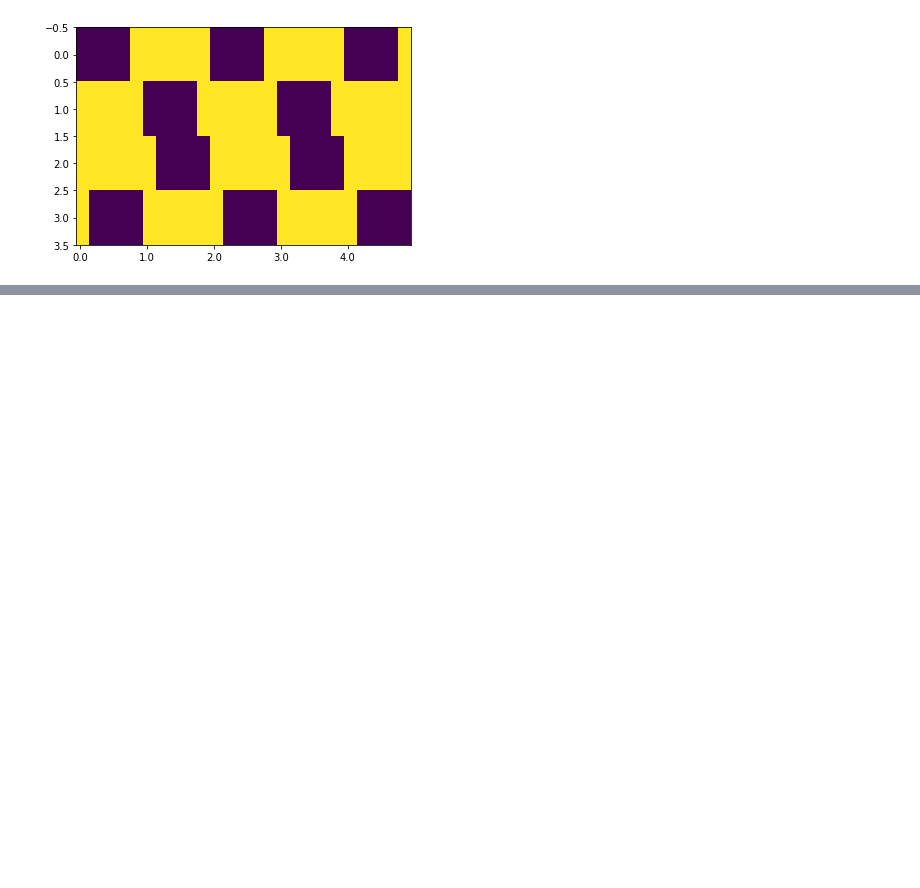
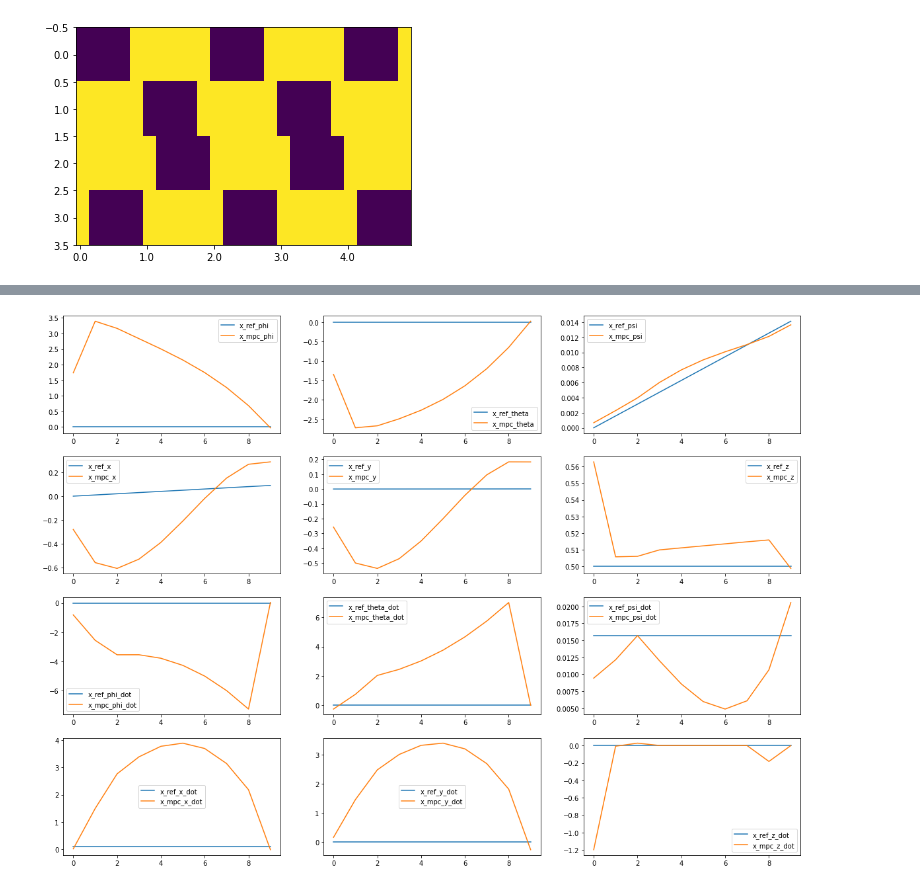
Before and after one commit to JChunX/gait-trans, a Jupyter notebook: gait_trans/playground.ipynb, the cells around one changed output, grey strips where cells are left out. Drawn from its saved outputs; the diff is of its cells as text; code cells hidden in the pictures; blank space fills up the shorter version.

```diff
--- a/gait_trans/playground.ipynb
+++ b/gait_trans/playground.ipynb
@@ -663 +599,72 @@ Error:
+# %%
+def plot_com_traj(x_ref, x_mpc):
+    """
+    Plots the center of mass trajectory for the reference and the MPC solution
+
+    input:
+
+    x_ref - (N, 12) array of reference body states
+
+    x_mpc - (N, 12) array of MPC body states
+
+
+    x is organized as: [phi, theta, psi, x, y, z, phi_dot, theta_dot, psi_dot, x_dot, y_dot, z_dot]
+
+    """
+
+    plt.figure(figsize=(20,15))
+    plt.subplot(4,3,1)
+    plt.plot(x_ref[:,0], label="x_ref_phi")
+    plt.plot(x_mpc[:,0], label="x_mpc_phi")
+    plt.legend()
+    plt.subplot(4,3,2)
+    plt.plot(x_ref[:,1], label="x_ref_theta")
+    plt.plot(x_mpc[:,1], label="x_mpc_theta")
+    plt.legend()
+    plt.subplot(4,3,3)
+    plt.plot(x_ref[:,2], label="x_ref_psi")
+    plt.plot(x_mpc[:,2], label="x_mpc_psi")
+    plt.legend()
+    plt.subplot(4,3,4)
+    plt.plot(x_ref[:,3], label="x_ref_x")
+    plt.plot(x_mpc[:,3], label="x_mpc_x")
+    plt.legend()
+    plt.subplot(4,3,5)
+    plt.plot(x_ref[:,4], label="x_ref_y")
+    plt.plot(x_mpc[:,4], label="x_mpc_y")
+    plt.legend()
+    plt.subplot(4,3,6)
+    plt.plot(x_ref[:,5], label="x_ref_z")
+    plt.plot(x_mpc[:,5], label="x_mpc_z")
+    plt.legend()
+    plt.subplot(4,3,7)
+    plt.plot(x_ref[:,6], label="x_ref_phi_dot")
+    plt.plot(x_mpc[:,6], label="x_mpc_phi_dot")
+    plt.legend()
+    plt.subplot(4,3,8)
+    plt.plot(x_ref[:,7], label="x_ref_theta_dot")
+    plt.plot(x_mpc[:,7], label="x_mpc_theta_dot")
+    plt.legend()
+    plt.subplot(4,3,9)
+    plt.plot(x_ref[:,8], label="x_ref_psi_dot")
+    plt.plot(x_mpc[:,8], label="x_mpc_psi_dot")
+    plt.legend()
+    plt.subplot(4,3,10)
+    plt.plot(x_ref[:,9], label="x_ref_x_dot")
+    plt.plot(x_mpc[:,9], label="x_mpc_x_dot")
+    plt.legend()
+    plt.subplot(4,3,11)
+    plt.plot(x_ref[:,10], label="x_ref_y_dot")
+    plt.plot(x_mpc[:,10], label="x_mpc_y_dot")
+    plt.legend()
+    plt.subplot(4,3,12)
+    plt.plot(x_ref[:,11], label="x_ref_z_dot")
+    plt.plot(x_mpc[:,11], label="x_mpc_z_dot")
+    plt.legend()
+    plt.show()
+
+
+plot_com_traj(x_ref[:], x_mpc[:])
+# %% [output]
+[figure, added]
 # %%
```
Also changed, not shown: parts of 9 cells of this notebook, 7 other files.
